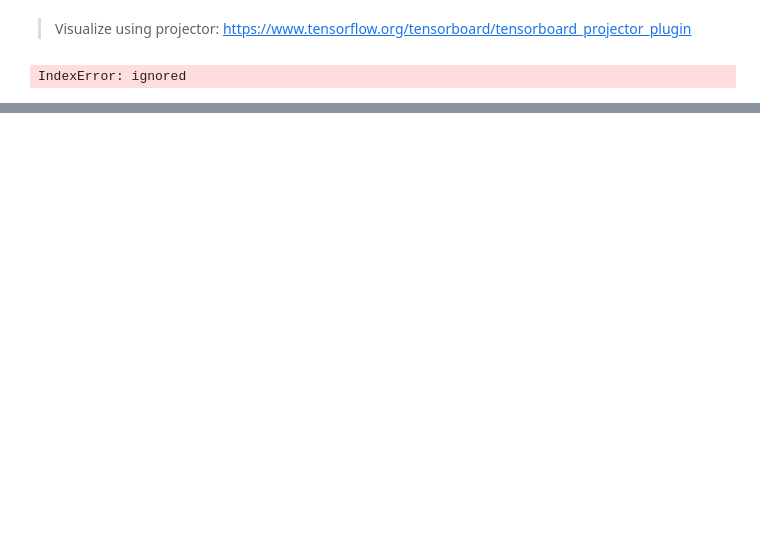
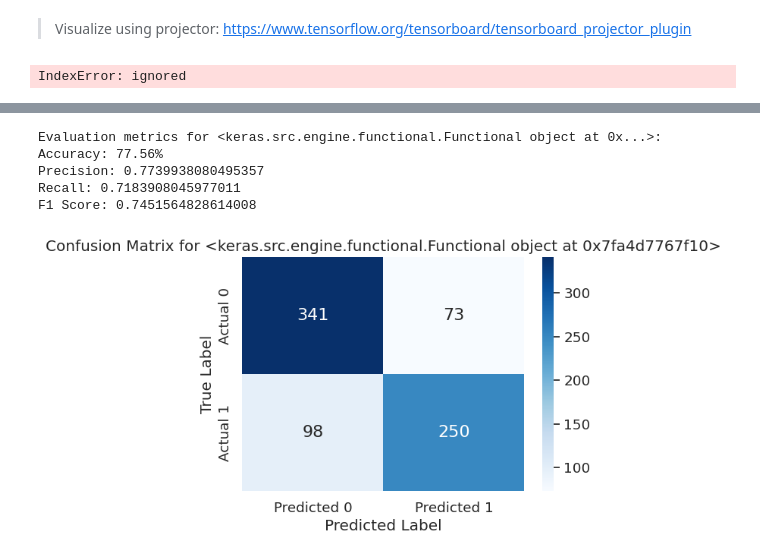
Before and after one commit to joe-seth/TensorFlow-Disaster-Tweets, a Jupyter notebook: Disaster_Tweets.ipynb, the cells around one changed output, grey strips where cells are left out. Cells and saved outputs as stored; diff of their text form; code cells hidden in the pictures; blank space fills up the shorter version.

```diff
--- a/Disaster_Tweets.ipynb
+++ b/Disaster_Tweets.ipynb
@@ -547,0 +694,13 @@ IndexError: ignored
+# %%
+# Compile the model
+model_3.compile(loss='binary_crossentropy',
+                optimizer=tf.keras.optimizers.Adam(),
+                metrics=['accuracy'])
+# %%
+# Fit the model
+model_3_history = model_3.fit(train_sentences,
+                              train_labels,
+                              epochs=5,
+                              validation_data= (val_sentences, val_labels),
+                              callbacks =[create_tensorboard_callback(SAVE_DIR,
+                                                                       "model_3_GRU")])
@@ -547,0 +719,4 @@ IndexError: ignored
+# %%
+# Make Predictions
+model_3_pred_probs = model_3.predict(val_sentences)
+model_3_pred_probs[:10]
@@ -547,0 +735,4 @@ IndexError: ignored
+# %%
+# Convert Model_3 pred probs to lables
+model_3_preds = tf.squeeze(tf.round(model_3_pred_probs))
+model_3_preds
@@ -547,0 +757,10 @@ IndexError: ignored
+# %%
+# Calculate model 3 resuults
+model_3_results = evaluate_model(model_3, val_labels, model_3_preds)
+# %% [output]
+Evaluation metrics for <keras.src.engine.functional.Functional object at 0x...>:
+Accuracy: 77.56%
+Precision: 0.7739938080495357
+Recall: 0.7183908045977011
+F1 Score: 0.7451564828614008
+[figure, added]
```
Also changed, not shown: parts of 34 cells of this notebook.
